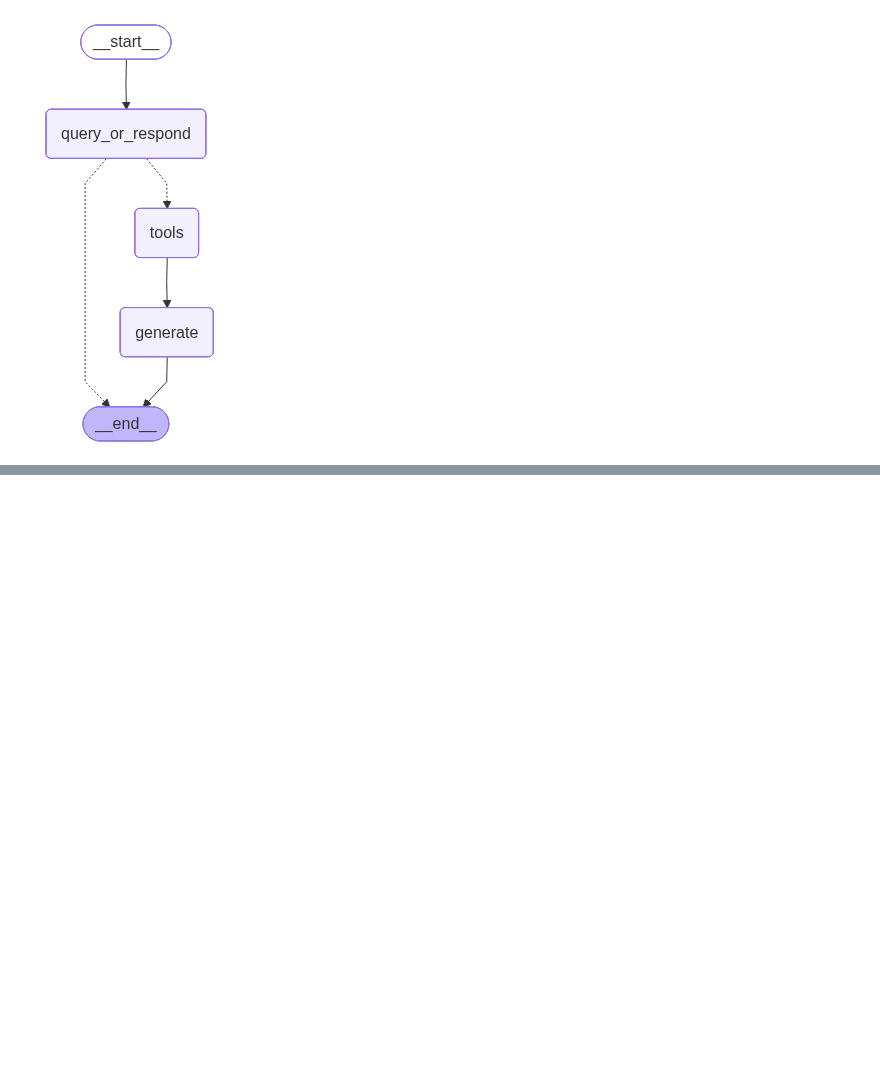
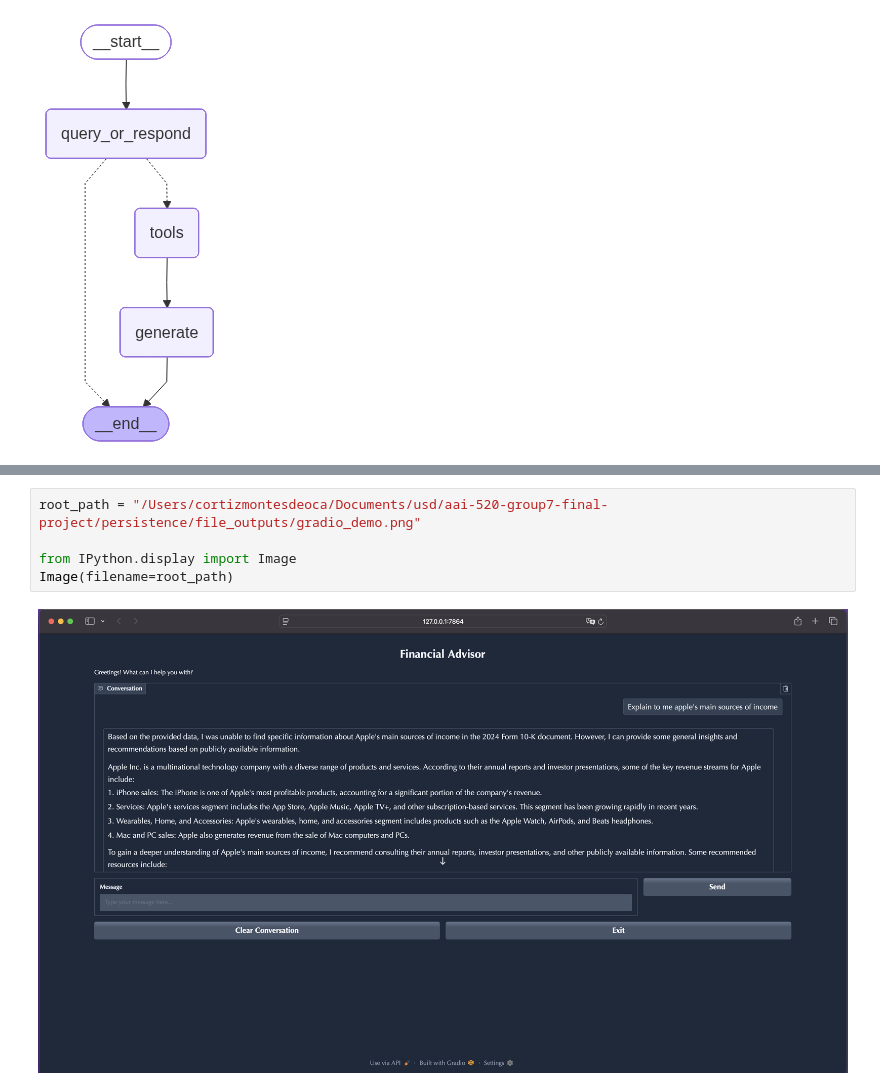
Before and after one commit to carlosOrtizM/aai-520-group7-final-project, a Jupyter notebook: final-project-ipynbs/rag_bot.ipynb, the cells around one changed output, grey strips where cells are left out. Cells and saved outputs as stored; diff of their text form; blank space fills up the shorter version.

Commit message:
reference graph

```diff
--- a/final-project-ipynbs/rag_bot.ipynb
+++ b/final-project-ipynbs/rag_bot.ipynb
@@ -345,0 +367,7 @@ INFO: HTTP Request: GET https://api.gradio.app/pkg-version "HTTP/1.1 200 OK"
+# %%
+root_path = "/Users/cortizmontesdeoca/Documents/usd/aai-520-group7-final-project/persistence/file_outputs/gradio_demo.png"
+
+from IPython.display import Image
+Image(filename=root_path)
+# %% [output]
+[figure, added]
```
Also changed, not shown: parts of 2 cells of this notebook, 1 other file.
